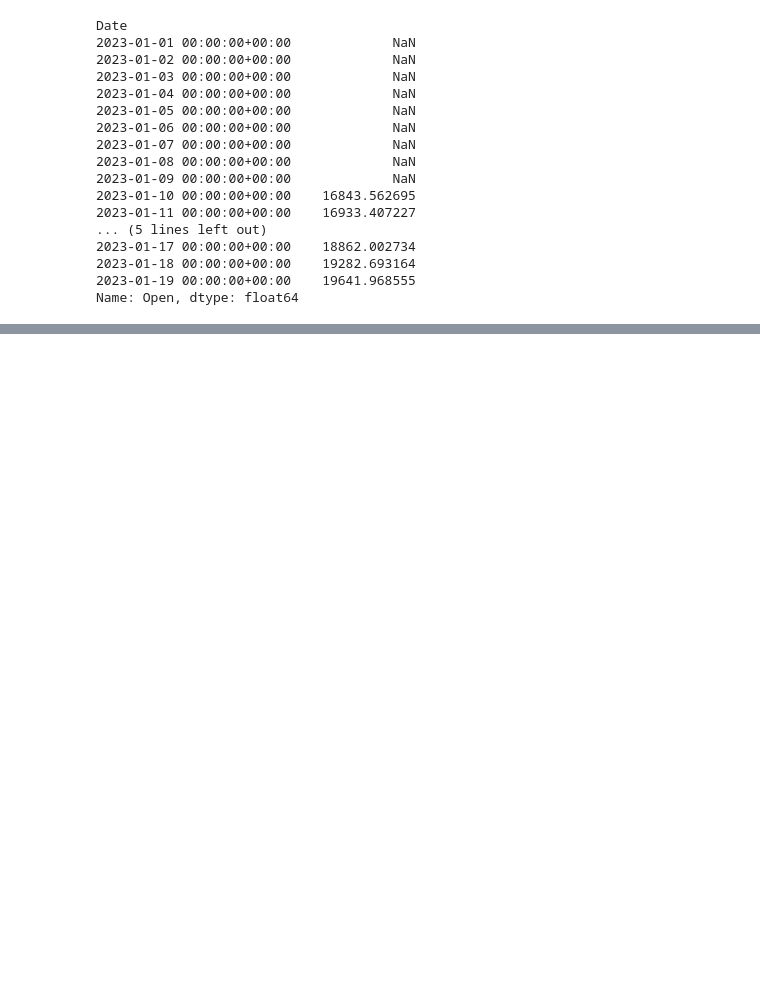
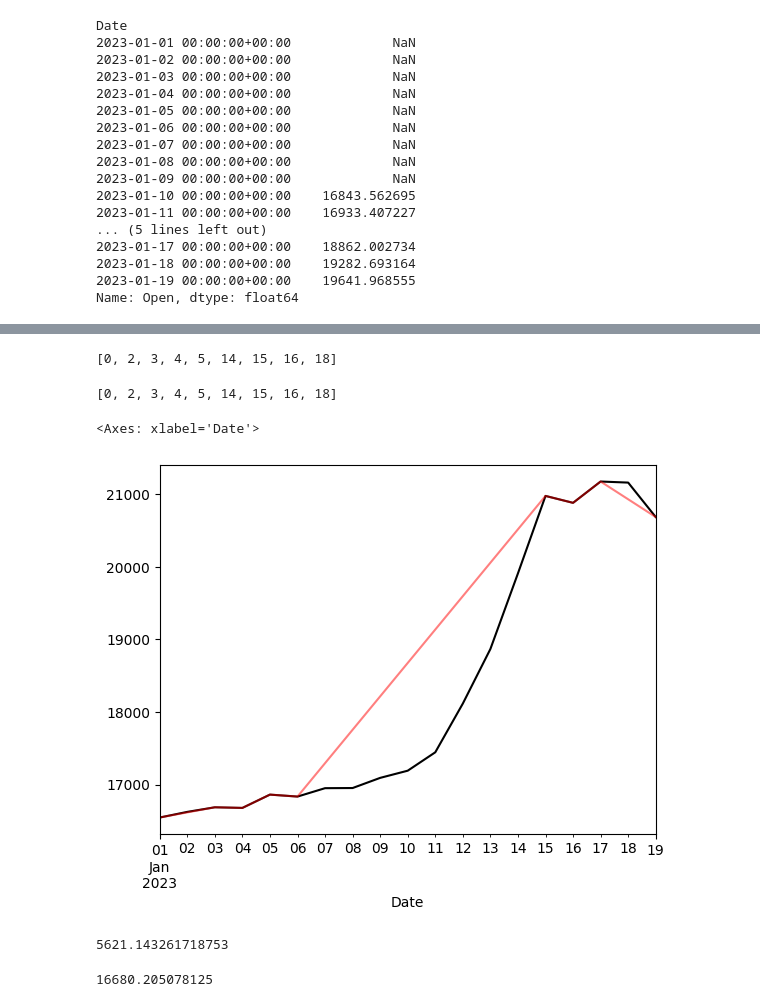
Before and after one commit to KhanNot/GP_trading_strategies, a Jupyter notebook: main.ipynb, the cells around one changed output, grey strips where cells are left out. Cells and saved outputs as stored; diff of their text form; code cells hidden in the pictures; blank space fills up the shorter version.

```diff
--- a/main.ipynb
+++ b/main.ipynb
@@ -72,0 +97,38 @@ import random
+# %%
+peaks_troughs = list(peaks)+list(troughs)
+#Add the enedpoints to the local maximum and minimums.
+if 0 not in peaks_troughs:
+    peaks_troughs.append(0)
+if len(btc_ts_open)-1 not in peaks_troughs:
+    peaks_troughs.append(len(btc_ts_open)-1)
+
+peaks_troughs = sorted(peaks_troughs)
+peaks_troughs
+# %% [output]
+[0, 2, 3, 4, 5, 14, 15, 16, 18]
+# %%
+peaks_troughs
+# %% [output]
+[0, 2, 3, 4, 5, 14, 15, 16, 18]
+# %%
+btc_ts_open.plot(color = 'k')
+btc_ts_open.iloc[peaks_troughs].plot(alpha = 0.5, color = 'r')
+# %% [output]
+<Axes: xlabel='Date'>
+[figure, added]
+# %%
+profit=0
+for i,val in enumerate(btc_ts_open.iloc[peaks_troughs]):
+    if i>1 and val*(1+tc) > btc_ts_open.iloc[peaks_troughs].iloc[i-1]:
+        profit += val*(1+tc) - btc_ts_open.iloc[peaks_troughs].iloc[i-1]
+
+    if i>1 and val < btc_ts_open.iloc[peaks_troughs].iloc[i-1]:
+        continue
+
+print(profit)
+# %% [output]
+5621.143261718753
+# %%
+btc_ts_open.iloc[peaks_troughs].iloc[1]
+# %% [output]
+16680.205078125
```
Also changed, not shown: parts of 14 cells of this notebook, 8 other files.
